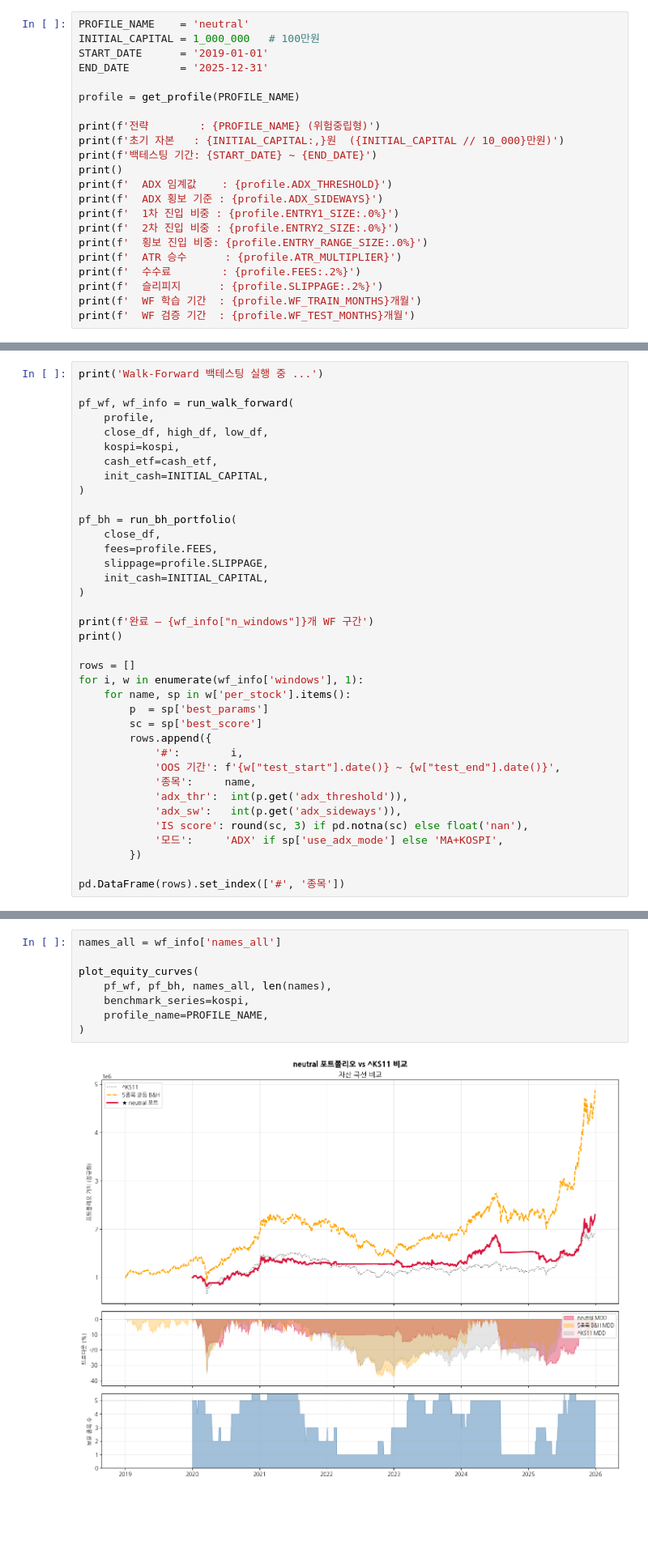
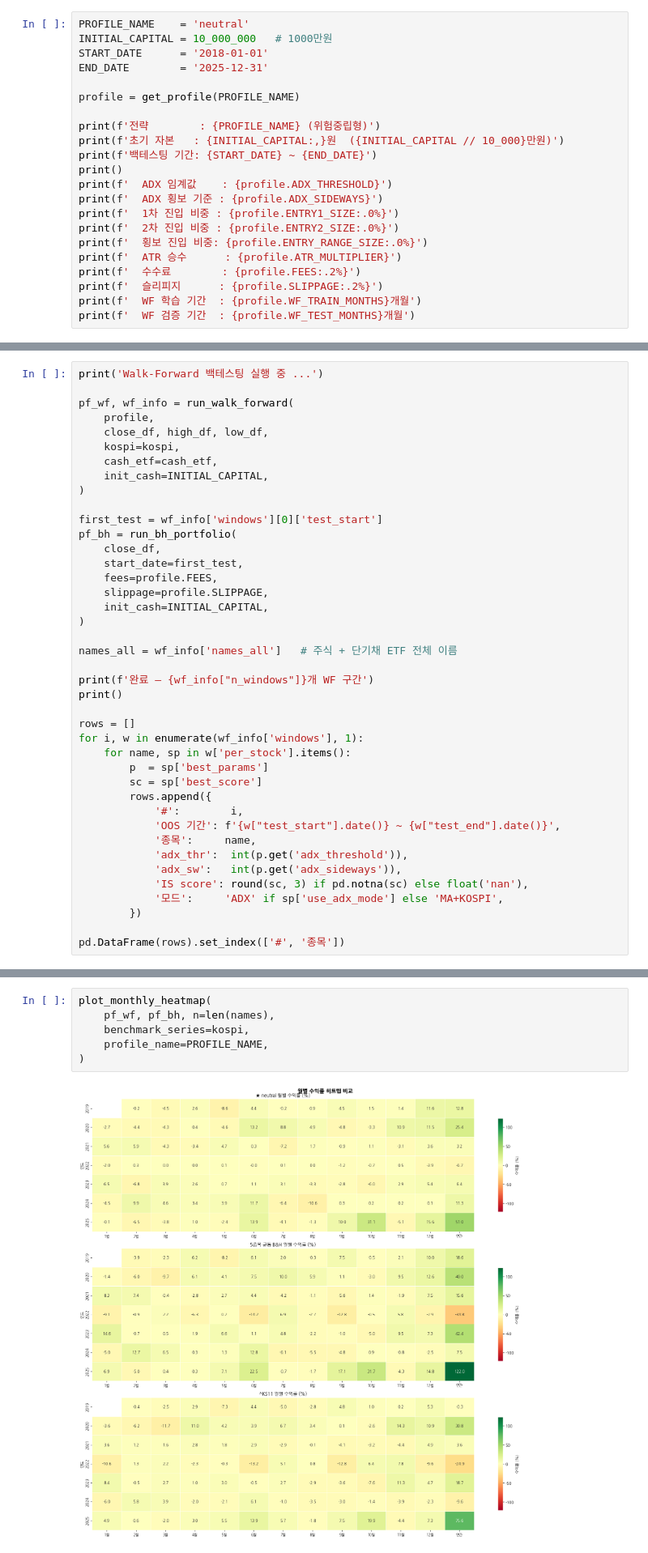
Before and after one commit to techshin31/test_stock, a Jupyter notebook: analysis/analysis_good593/study_vectorbt/backtest_neutral_portfolio.ipynb, the cells around one changed output, grey strips where cells are left out. Shown at 81% size. Cells and saved outputs as stored; diff of their text form; blank space fills up the shorter version.

```diff
--- a/analysis/analysis_good593/study_vectorbt/backtest_neutral_portfolio.ipynb
+++ b/analysis/analysis_good593/study_vectorbt/backtest_neutral_portfolio.ipynb
@@ -44,8 +46,8 @@ print('라이브러리 로드 완료')
 ## 1. 기본 설정
 # %%
 PROFILE_NAME    = 'neutral'
-INITIAL_CAPITAL = 1_000_000   # 100만원
-START_DATE      = '2019-01-01'
+INITIAL_CAPITAL = 10_000_000   # 1000만원
+START_DATE      = '2018-01-01'
 END_DATE        = '2025-12-31'
 
 profile = get_profile(PROFILE_NAME)
@@ -209,12 +211,16 @@ pf_wf, wf_info = run_walk_forward(
     init_cash=INITIAL_CAPITAL,
 )
 
+first_test = wf_info['windows'][0]['test_start']
 pf_bh = run_bh_portfolio(
     close_df,
+    start_date=first_test,
     fees=profile.FEES,
     slippage=profile.SLIPPAGE,
     init_cash=INITIAL_CAPITAL,
 )
+
+names_all = wf_info['names_all']   # 주식 + 단기채 ETF 전체 이름
 
 print(f'완료 — {wf_info["n_windows"]}개 WF 구간')
 print()
@@ -288,10 +337,8 @@ tbl
 # %%
-names_all = wf_info['names_all']
-
-plot_equity_curves(
-    pf_wf, pf_bh, names_all, len(names),
+plot_monthly_heatmap(
+    pf_wf, pf_bh, n=len(names),
     benchmark_series=kospi,
     profile_name=PROFILE_NAME,
 )
 # %% [output]
-[figure, old version]
+[figure, new version]
```
Also changed, not shown: parts of 39 cells of this notebook, 16 other files.
